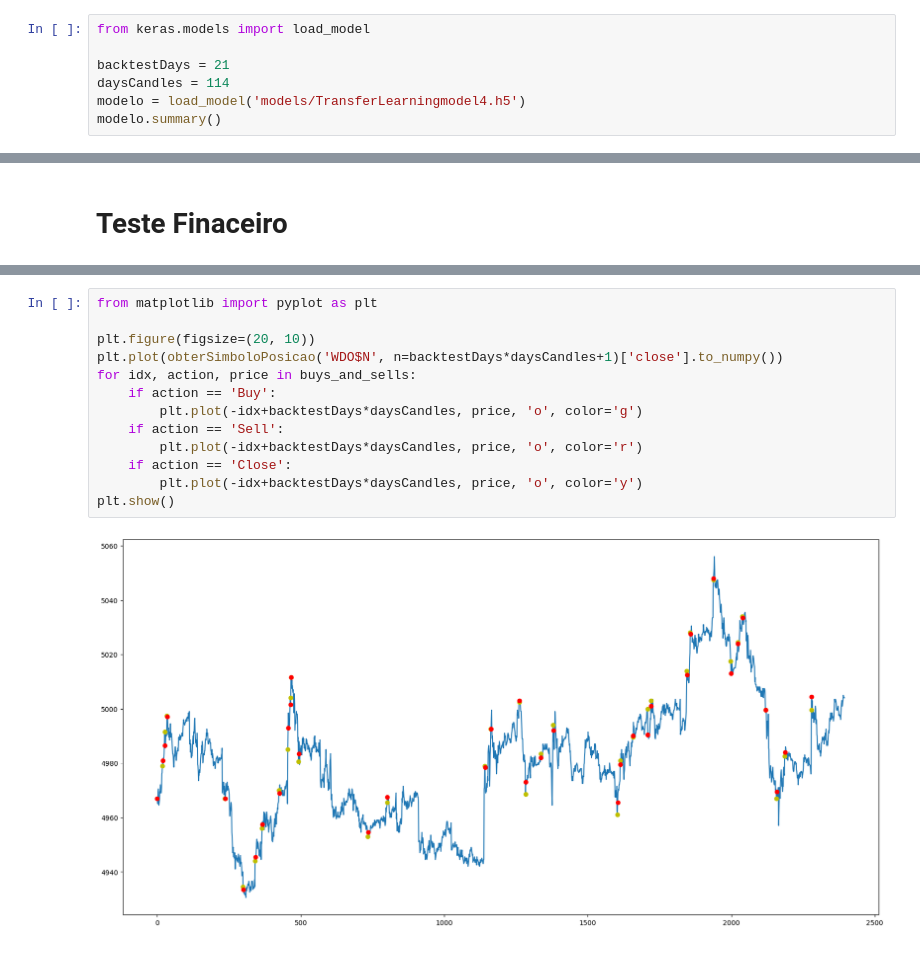
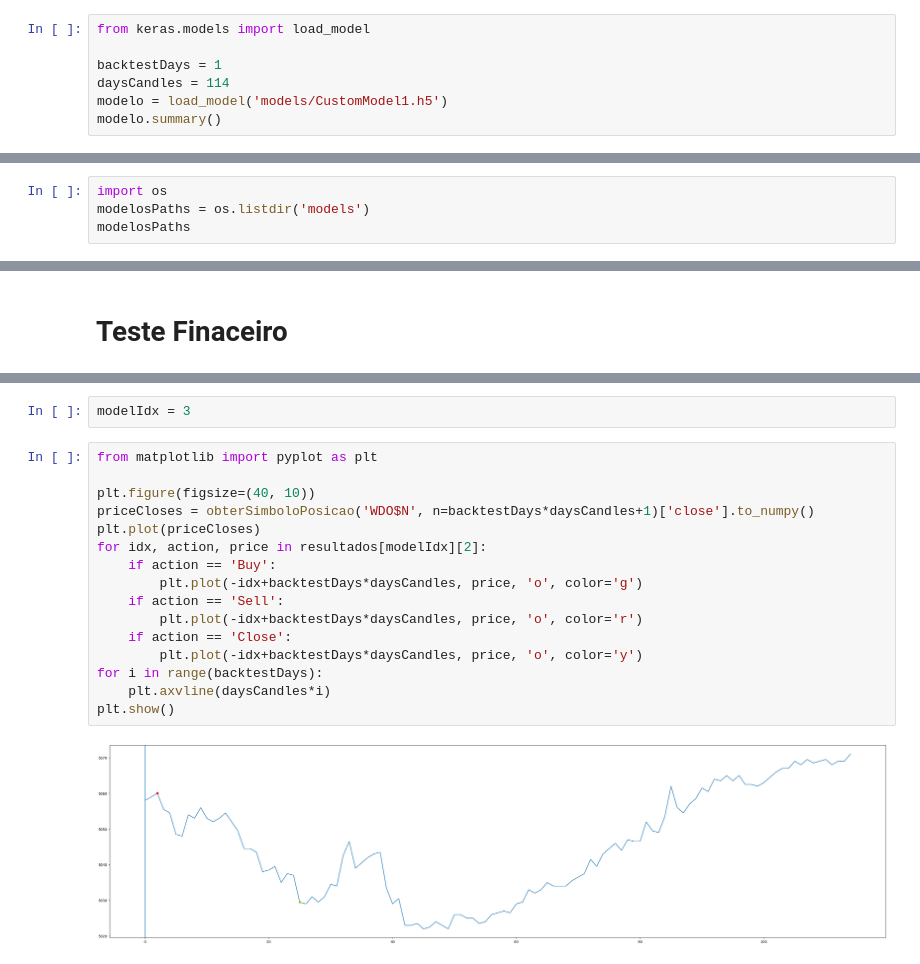
Before and after one commit to AurelioAquino92/tradingPredictor, a Jupyter notebook: cnn-M5-300-D1-200-test.ipynb, the cells around one changed output, grey strips where cells are left out. Saved outputs shown, nothing was run; the diff lists cells and outputs as text.

Commit message:
testing all models from directory and plotting

```diff
--- a/cnn-M5-300-D1-200-test.ipynb
+++ b/cnn-M5-300-D1-200-test.ipynb
@@ -3,8 +3,8 @@
 # %%
 from keras.models import load_model
 
-backtestDays = 21
+backtestDays = 1
 daysCandles = 114
-modelo = load_model('models/TransferLearningmodel4.h5')
+modelo = load_model('models/CustomModel1.h5')
 modelo.summary()
 # %% [output]
@@ -27,0 +28,4 @@ ________________________________________________________________________________
+# %%
+import os
+modelosPaths = os.listdir('models')
+modelosPaths
@@ -154,15 +149,20 @@ Total: -33.0
+# %%
+modelIdx = 3
 # %%
 from matplotlib import pyplot as plt
 
-plt.figure(figsize=(20, 10))
-plt.plot(obterSimboloPosicao('WDO$N', n=backtestDays*daysCandles+1)['close'].to_numpy())
-for idx, action, price in buys_and_sells:
+plt.figure(figsize=(40, 10))
+priceCloses = obterSimboloPosicao('WDO$N', n=backtestDays*daysCandles+1)['close'].to_numpy()
+plt.plot(priceCloses)
+for idx, action, price in resultados[modelIdx][2]:
     if action == 'Buy':
         plt.plot(-idx+backtestDays*daysCandles, price, 'o', color='g')
     if action == 'Sell':
         plt.plot(-idx+backtestDays*daysCandles, price, 'o', color='r')
     if action == 'Close':
         plt.plot(-idx+backtestDays*daysCandles, price, 'o', color='y')
+for i in range(backtestDays):
+    plt.axvline(daysCandles*i)
 plt.show()
 # %% [output]
-[figure, old version]
+[figure, new version]
```
Also changed, not shown: parts of 6 cells of this notebook, 1 other file.
